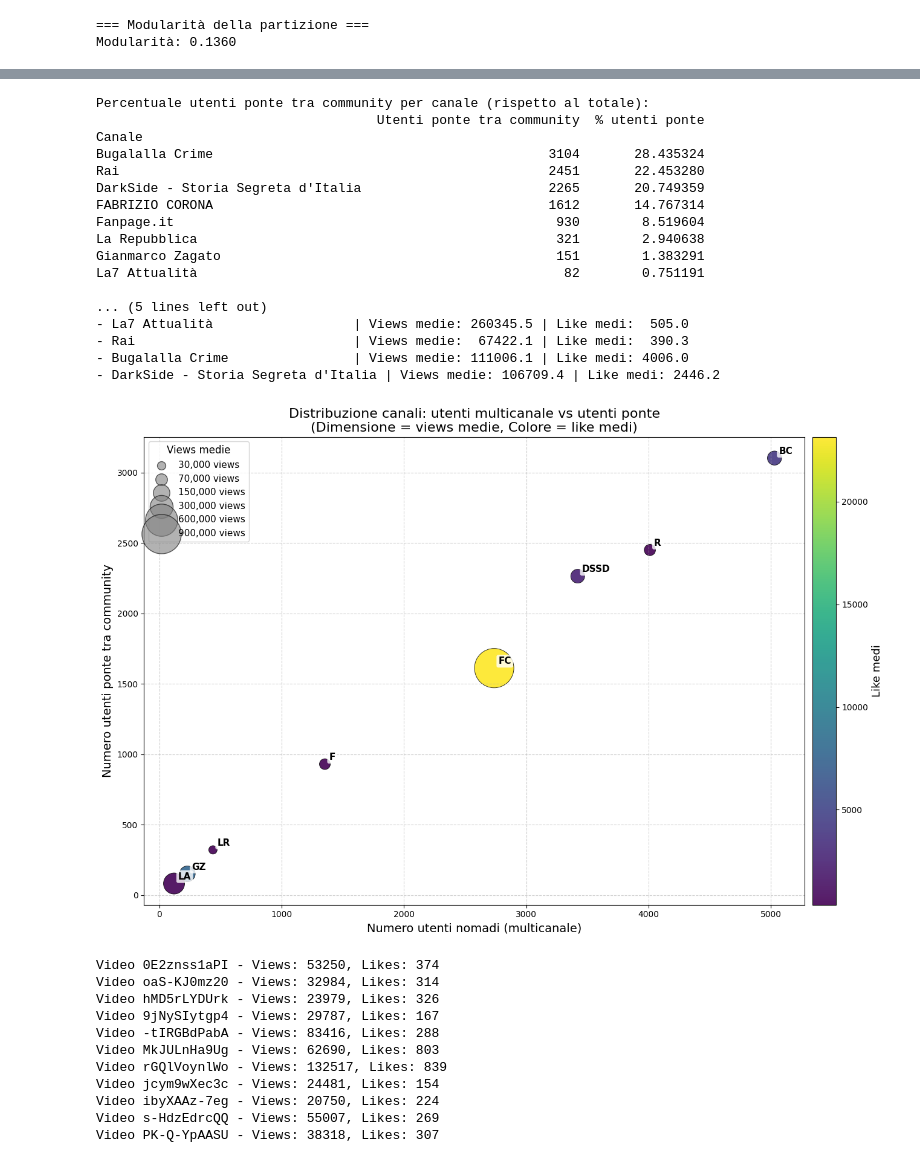
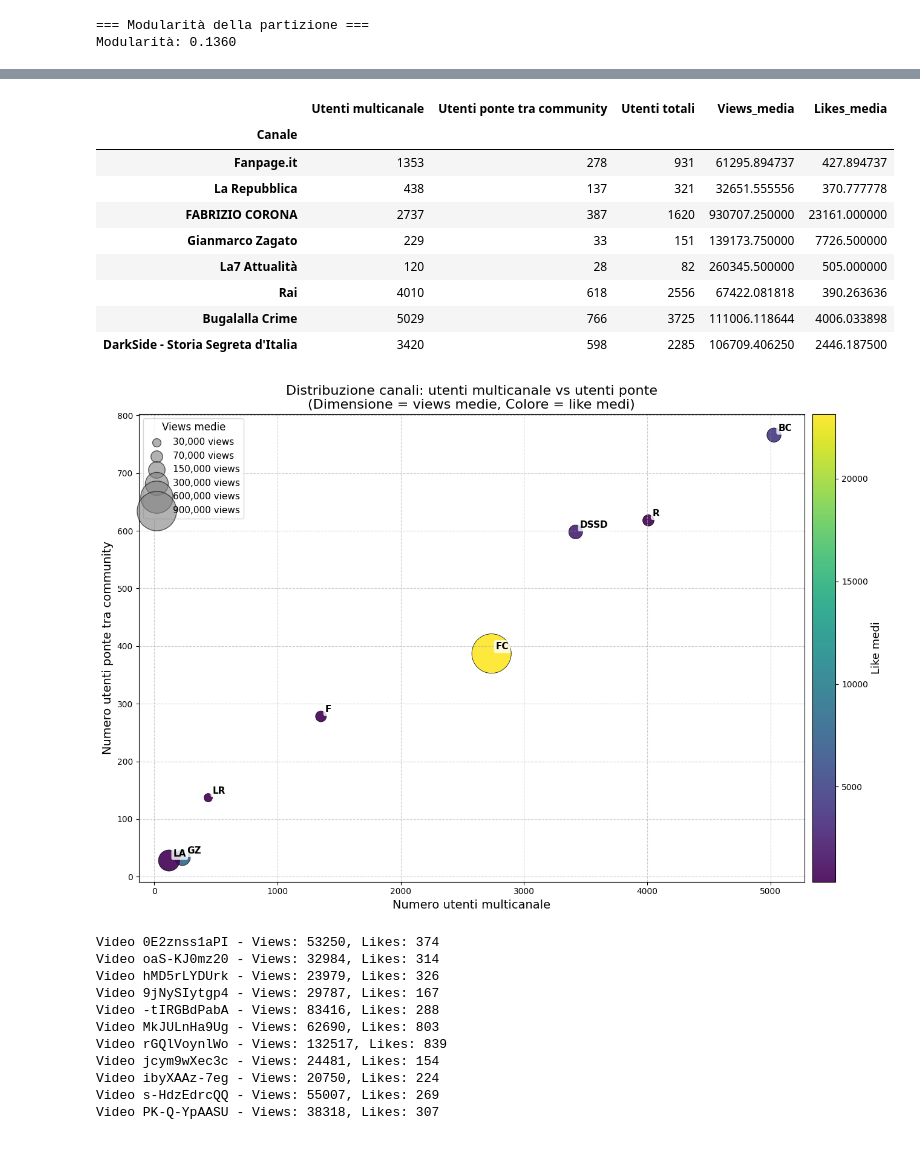
Before and after one commit to fedeceru/SMMproject, a Jupyter notebook: src/network_analysis.ipynb, the cells around one changed output, grey strips where cells are left out. Saved outputs shown, nothing was run; the diff lists cells and outputs as text; code cells hidden in the pictures.

```diff
--- a/src/network_analysis.ipynb
+++ b/src/network_analysis.ipynb
@@ -279,0 +284,3 @@ for canale in canali:
+# %%
+for u, comms in community_collegate_da_utente.items():
+    print(f"Utente {u} collega le community: {comms}")
@@ -321,9 +361,18 @@ plt.show()
 # %%
-# DataFrame per confronto
+utenti_ponte_per_canale = {}
+utenti_totali_per_canale = {}
+utenti_grafo = set(utente_utente_G.nodes)
+
+for canale in canali:
+    utenti_canale = Commenters_of_channel.get(canale, set())
+    utenti_canale_grafo = utenti_canale & utenti_grafo
+    utenti_totali_per_canale[canale] = len(utenti_canale_grafo)
+    utenti_ponte_per_canale[canale] = sum(1 for u in utenti_canale_grafo if u in utenti_ponte)
+
 views_media = []
 likes_media = []
 for canale in canali:
-    video_ids = Videos_of[canale]
+    video_ids = Videos_of.get(canale, [])
     views = [Video_to_views.get(vid, 0) for vid in video_ids]
     likes = [Video_to_likes.get(vid, 0) for vid in video_ids]
     views_media.append(np.mean(views) if views else 0)
@@ -331,30 +380,27 @@ for canale in canali:
 
 df_confronto = pd.DataFrame({
     "Canale": canali,
-    "Utenti nomadi": [utenti_multicanale_per_canale[c] for c in canali],
-    "Utenti ponte tra community": [utenti_ponte_per_canale[c] for c in canali],
+    "Utenti multicanale": [utenti_multicanale_per_canale.get(c, 0) for c in canali],
+    "Utenti ponte tra community": [utenti_ponte_per_canale.get(c, 0) for c in canali],
+    "Utenti totali": [utenti_totali_per_canale.get(c, 0) for c in canali],
     "Views_media": views_media,
     "Likes_media": likes_media
 })
 
 df_confronto = df_confronto.set_index("Canale")
+df_confronto
+# %% [output]
+|  | Utenti multicanale | Utenti ponte tra community | Utenti totali | Views_media | Likes_media |
+| Canale |  |  |  |  |  |
+| Fanpage.it | 1353 | 278 | 931 | 61295.894737 | 427.894737 |
+| La Repubblica | 438 | 137 | 321 | 32651.555556 | 370.777778 |
+| FABRIZIO CORONA | 2737 | 387 | 1620 | 930707.250000 | 23161.000000 |
+| Gianmarco Zagato | 229 | 33 | 151 | 139173.750000 | 7726.500000 |
+| La7 Attualità | 120 | 28 | 82 | 260345.500000 | 505.000000 |
+| Rai | 4010 | 618 | 2556 | 67422.081818 | 390.263636 |
+| Bugalalla Crime | 5029 | 766 | 3725 | 111006.118644 | 4006.033898 |
+| DarkSide - Storia Segreta d'Italia | 3420 | 598 | 2285 | 106709.406250 | 2446.187500 |
 # %%
-totale_ponte = df_confronto["Utenti ponte tra community"].sum()
-df_percentuale_ponte = df_confronto[["Utenti ponte tra community"]].copy()
-df_percentuale_ponte["% utenti ponte"] = 100 * df_percentuale_ponte["Utenti ponte tra community"] / totale_ponte
-
-print("\nPercentuale utenti ponte tra community per canale (rispetto al totale):")
-print(df_percentuale_ponte.sort_values("% utenti ponte", ascending=False))
-
-print("\nStatistiche Like medi e Visualizzazioni medie per canale:")
-for canale in canali:
-    video_ids = Videos_of[canale]
-    views = [Video_to_views.get(vid, 0) for vid in video_ids]
-    likes = [Video_to_likes.get(vid, 0) for vid in video_ids]
-    views_media = np.mean(views) if views else 0
-    likes_media = np.mean(likes) if likes else 0
-    print(f"- {canale:30} | Views medie: {views_media:8.1f} | Like medi: {likes_media:6.1f}")
-
 def normalize_sizes(values, min_size=100, max_size=2200):
     v = np.array(values)
     if v.max() == v.min():
@@ -370,7 +416,7 @@ cmap = plt.cm.viridis
 
 fig, ax = plt.subplots(figsize=(14, 9))
 sc = ax.scatter(
-    df_confronto["Utenti nomadi"],
+    df_confronto["Utenti multicanale"],
     df_confronto["Utenti ponte tra community"],
     s=sizes,
     c=colors,
@@ -384,7 +430,7 @@ for i, row in df_confronto.iterrows():
     abbreviazione = abbrevia_nome(i)
     ax.annotate(
         abbreviazione,
-        (row["Utenti nomadi"], row["Utenti ponte tra community"]),
+        (row["Utenti multicanale"], row["Utenti ponte tra community"]),
         textcoords="offset points",
         xytext=(5, 5),
         ha='left',
@@ -393,54 +439,37 @@ for i, row in df_confronto.iterrows():
         bbox=dict(boxstyle="round,pad=0.2", fc="white", alpha=0.8, lw=0)
     )
 
-ax.set_xlabel("Numero utenti nomadi (multicanale)", fontsize=14)
+ax.set_xlabel("Numero utenti multicanale", fontsize=14)
 ax.set_ylabel("Numero utenti ponte tra community", fontsize=14)
 ax.set_title(
     "Distribuzione canali: utenti multicanale vs utenti ponte\n(Dimensione = views medie, Colore = like medi)",
     fontsize=16
 )
 
 ax.grid(True, linestyle='--', alpha=0.6)
 cbar = plt.colorbar(sc, ax=ax, pad=0.01)
 cbar.set_label("Like medi", fontsize=13)
 
 legend_views = [30000, 70000, 150000, 300000, 600000, 900000]
 legend_s = normalize_sizes(np.array(legend_views))
 legend_labels = [f"{v:,} views" for v in legend_views]
 legend_handles = [
     plt.scatter([], [], s=s, color='gray', alpha=0.6, edgecolor='black', label=l)
     for s, l in zip(legend_s, legend_labels)
 ]
 ax.legend(
     handles=legend_handles,
     title='Views medie',
     loc='upper left',
     fontsize=11,
     title_fontsize=12,
     frameon=True
 )
 
 plt.tight_layout()
 plt.show()
 # %% [output]
-Percentuale utenti ponte tra community per canale (rispetto al totale):
-                                    Utenti ponte tra community  % utenti ponte
-Canale
-Bugalalla Crime                                           3104       28.435324
-Rai                                                       2451       22.453280
-DarkSide - Storia Segreta d'Italia                        2265       20.749359
-FABRIZIO CORONA                                           1612       14.767314
-Fanpage.it                                                 930        8.519604
-La Repubblica                                              321        2.940638
-Gianmarco Zagato                                           151        1.383291
-La7 Attualità                                               82        0.751191
-
-... (5 lines left out)
-- La7 Attualità                  | Views medie: 260345.5 | Like medi:  505.0
-- Rai                            | Views medie:  67422.1 | Like medi:  390.3
-- Bugalalla Crime                | Views medie: 111006.1 | Like medi: 4006.0
-- DarkSide - Storia Segreta d'Italia | Views medie: 106709.4 | Like medi: 2446.2
-[figure, old version]
+[figure, new version]
 # %%
 # Grafo Video–Video
 all_videos = list(Channel_of.keys())
```
Also changed, not shown: parts of 7 cells of this notebook.
